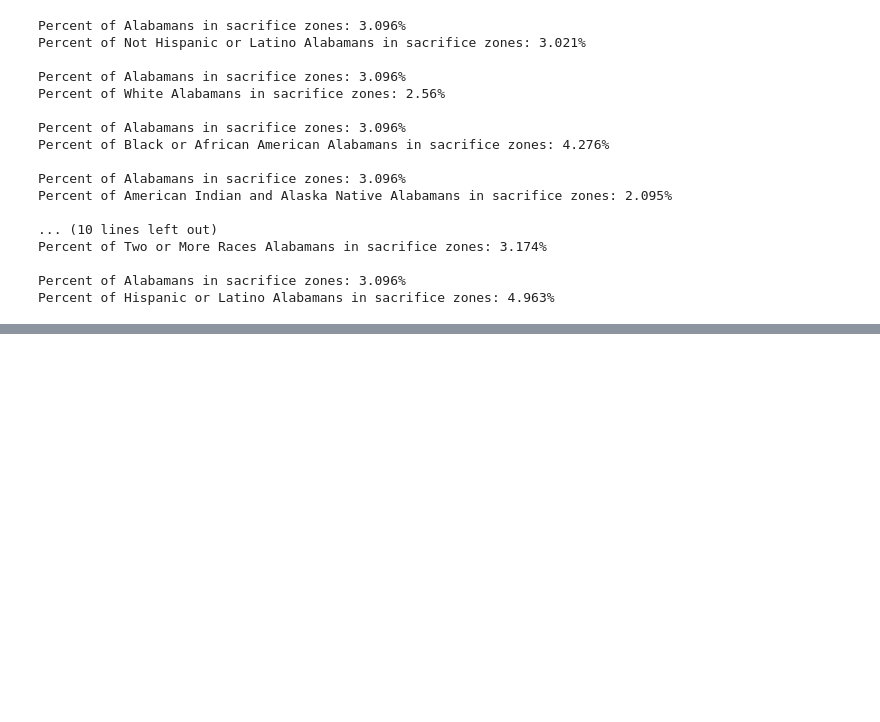
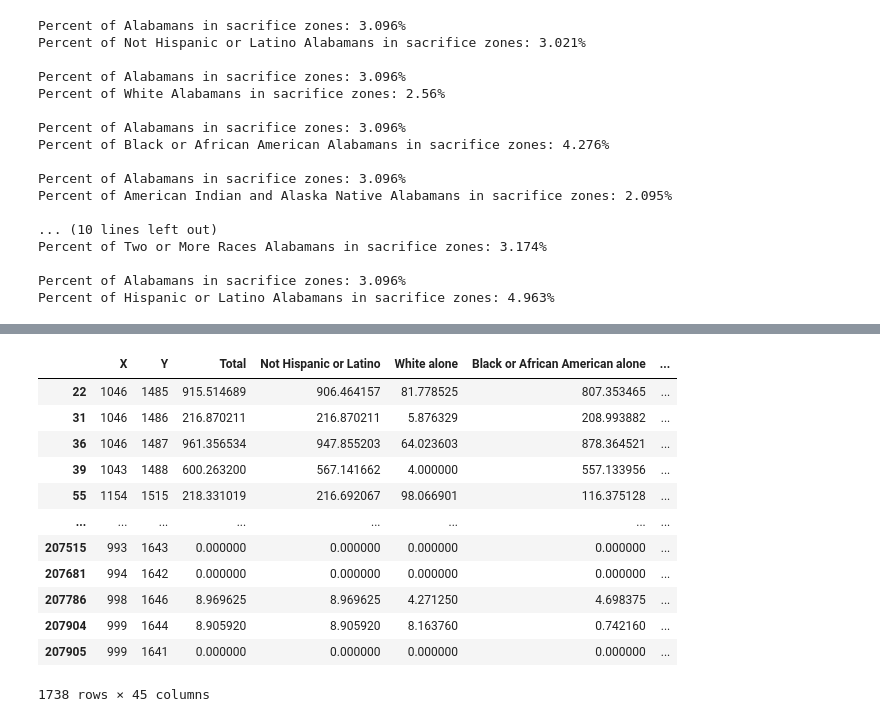
Before and after one commit to jasondamico/d3-visualizations, a Jupyter notebook: propublica_hotspots/eda/stats.ipynb, the cells around one changed output, grey strips where cells are left out. Cells and saved outputs as stored; diff of their text form; code cells hidden in the pictures; blank space fills up the shorter version.

```diff
--- a/propublica_hotspots/eda/stats.ipynb
+++ b/propublica_hotspots/eda/stats.ipynb
@@ -95,0 +120,19 @@ Percent of Hispanic or Latino Alabamans in sacrifice zones: 4.963%
+# %%
+# 1/ 100,000
+propublica_cancer_risk = filtered_df.loc[df["ilcr"] > 0.1]
+
+propublica_cancer_risk
+# %% [output]
+|  | X | Y | Total | Not Hispanic or Latino | White alone | Black or African American alone | ... |
+| 22 | 1046 | 1485 | 915.514689 | 906.464157 | 81.778525 | 807.353465 | ... |
+| 31 | 1046 | 1486 | 216.870211 | 216.870211 | 5.876329 | 208.993882 | ... |
+| 36 | 1046 | 1487 | 961.356534 | 947.855203 | 64.023603 | 878.364521 | ... |
+| 39 | 1043 | 1488 | 600.263200 | 567.141662 | 4.000000 | 557.133956 | ... |
+| 55 | 1154 | 1515 | 218.331019 | 216.692067 | 98.066901 | 116.375128 | ... |
+| ... | ... | ... | ... | ... | ... | ... | ... |
+| 207515 | 993 | 1643 | 0.000000 | 0.000000 | 0.000000 | 0.000000 | ... |
+| 207681 | 994 | 1642 | 0.000000 | 0.000000 | 0.000000 | 0.000000 | ... |
+| 207786 | 998 | 1646 | 8.969625 | 8.969625 | 4.271250 | 4.698375 | ... |
+| 207904 | 999 | 1644 | 8.905920 | 8.905920 | 8.163760 | 0.742160 | ... |
+| 207905 | 999 | 1641 | 0.000000 | 0.000000 | 0.000000 | 0.000000 | ... |
+1738 rows × 45 columns
```
Also changed, not shown: parts of 5 cells of this notebook.
